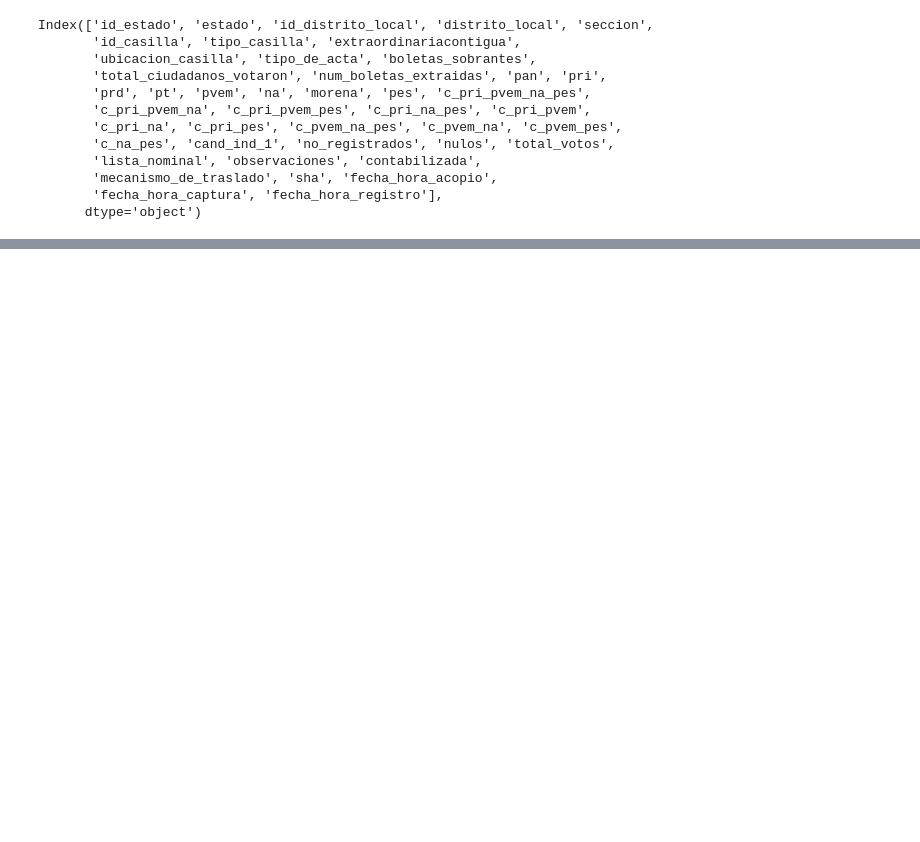
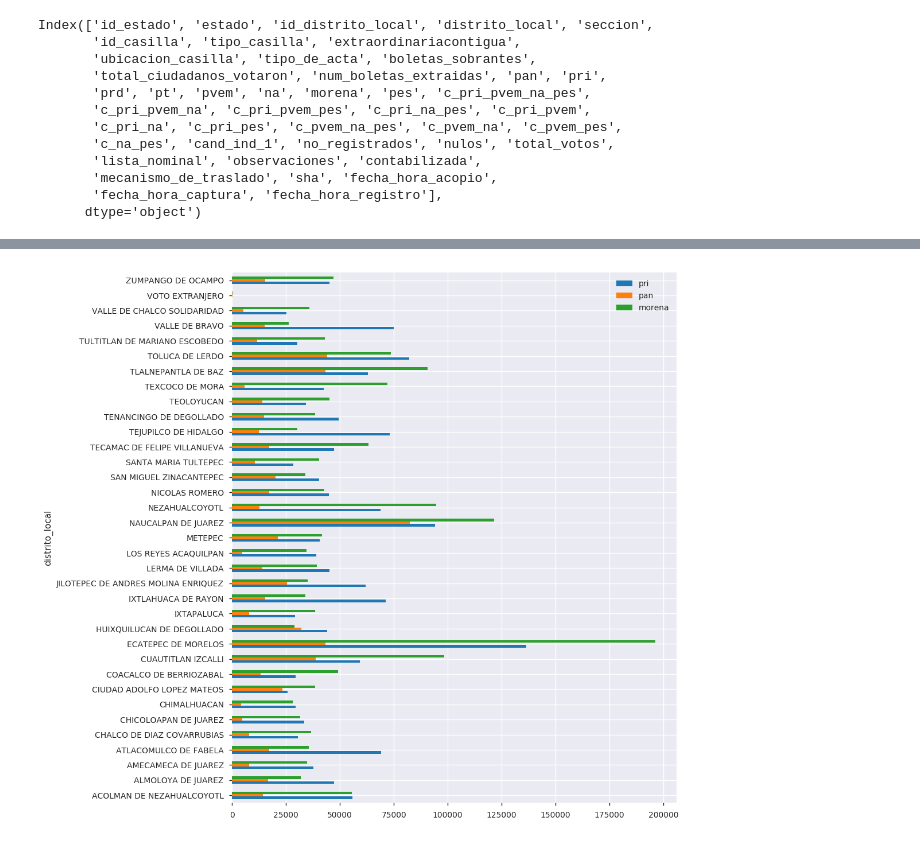
Before and after one commit to CommonBannannas/2017-edomex-elec, a Jupyter notebook: 1_Exploration.ipynb, the cells around one changed output, grey strips where cells are left out. Drawn from its saved outputs; the diff is of its cells as text; code cells hidden in the pictures; blank space fills up the shorter version.

```diff
--- a/1_Exploration.ipynb
+++ b/1_Exploration.ipynb
@@ -29,0 +68,13 @@ data.groupby('id_distrito_local').total_ciudadanos_votaron.sum().reset_index()\
+# %%
+partidos = ['pri', 'pan', 'morena']
+# partidos = ['pan', 'pri','prd', 'pt', 'pvem', 'na', 'morena', 'pes']
+sub_data = data.copy()
+sub_data = sub_data.replace('ILEGIBLE','0').replace('SIN DATO','0')
+for c in partidos:
+    sub_data[c] = sub_data[c].astype(float)
+
+x_var = 'distrito_local'
+sub_data.groupby(x_var).sum().reset_index()\
+.plot(kind='barh', x=x_var, y=partidos, figsize=(10,12));
+# %% [output]
+[figure, added]
```
Also changed, not shown: parts of 8 cells of this notebook, 1 other file.
